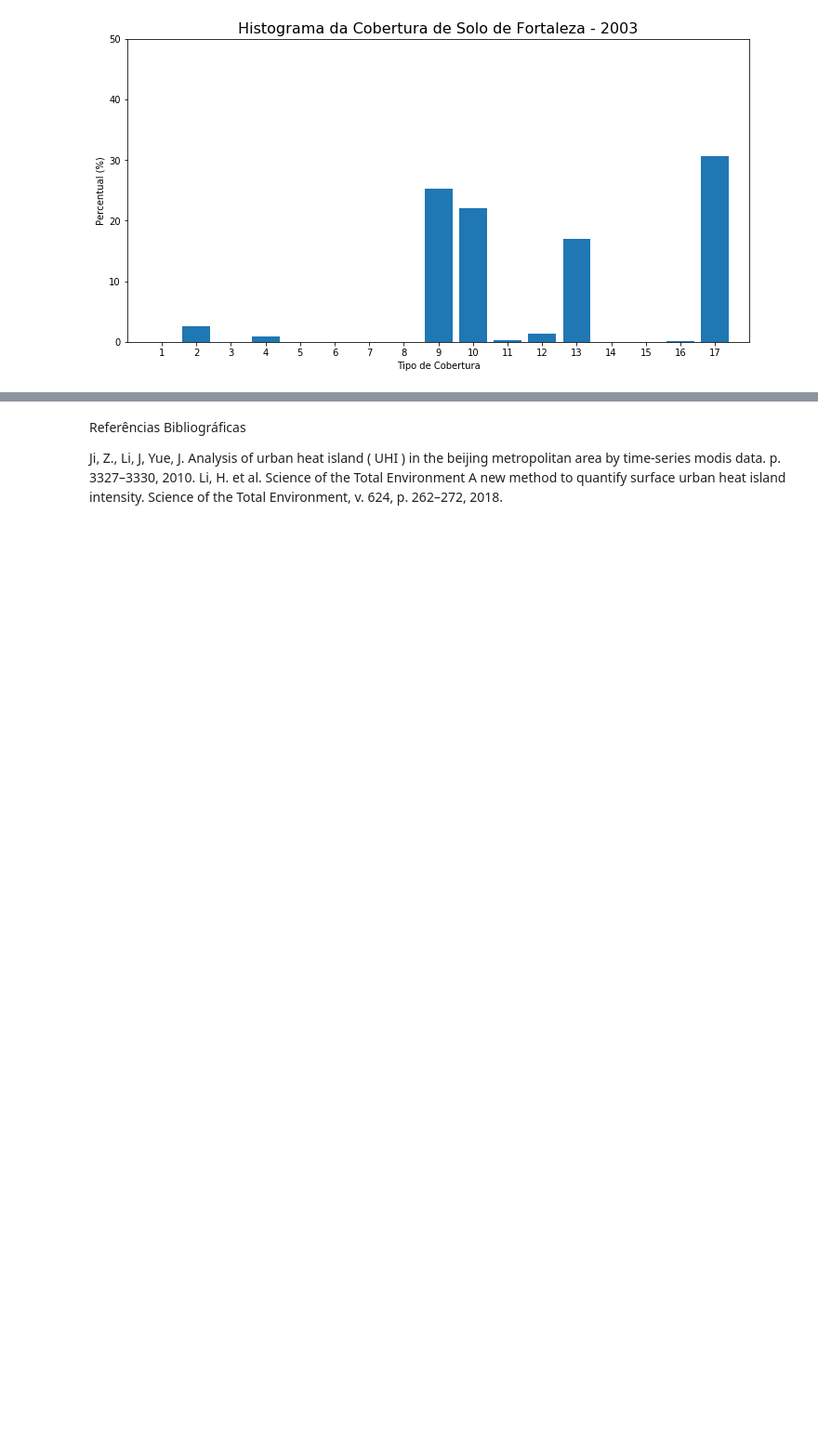
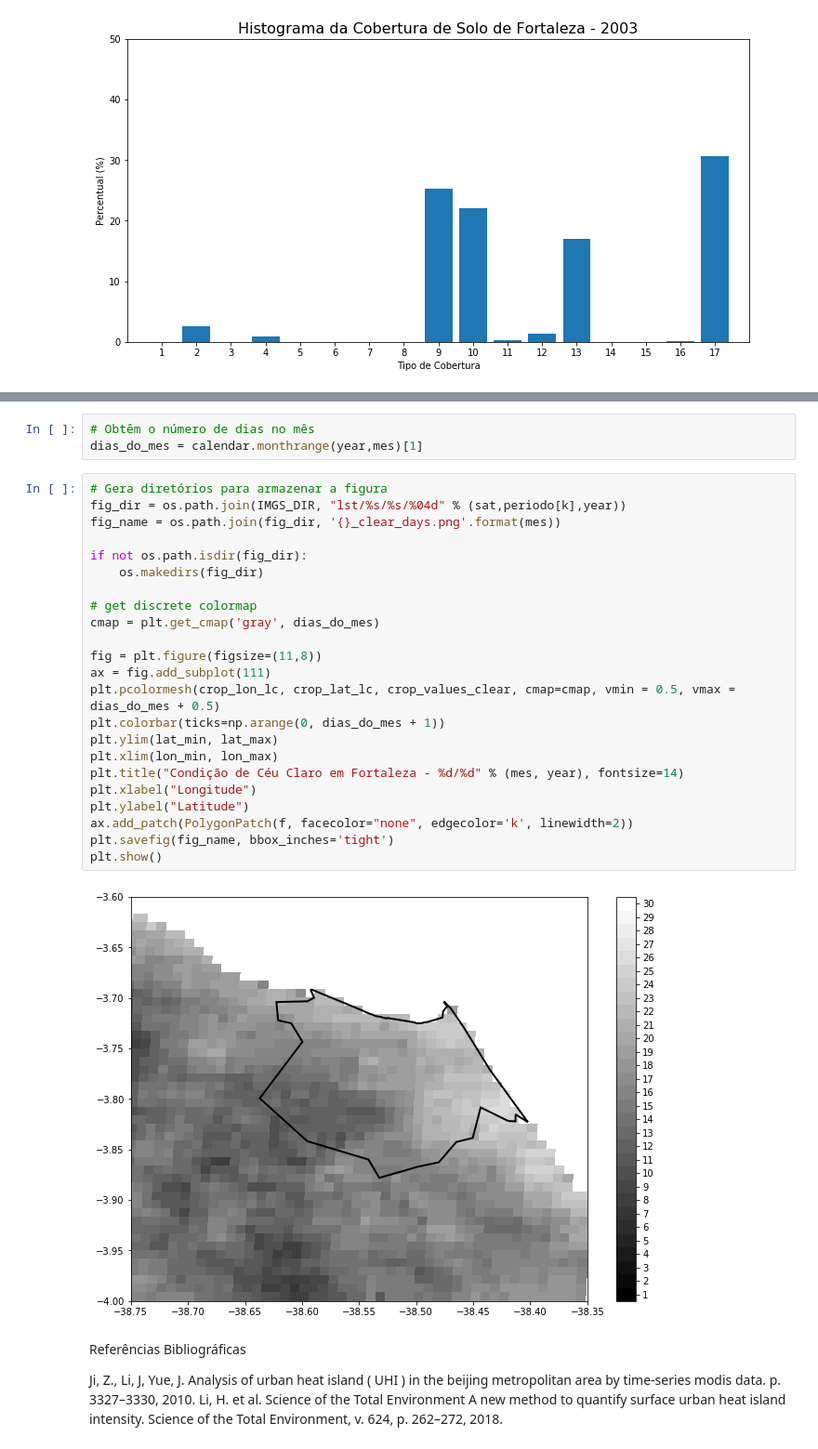
Before and after one commit to ocn-rviana/suhi-ser347, a Jupyter notebook: artigo.ipynb, the cells around one changed output, grey strips where cells are left out. Shown: that part at 93% size. Drawn from its saved outputs; the diff is of its cells as text; blank space fills up the shorter version.

```diff
--- a/artigo.ipynb
+++ b/artigo.ipynb
@@ -484,3 +618,31 @@ plt.show()
+# %%
+# Obtêm o número de dias no mês
+dias_do_mes = calendar.monthrange(year,mes)[1]
+# %%
+# Gera diretórios para armazenar a figura
+fig_dir = os.path.join(IMGS_DIR, "lst/%s/%s/%04d" % (sat,periodo[k],year))
+fig_name = os.path.join(fig_dir, '{}_clear_days.png'.format(mes))
+
+if not os.path.isdir(fig_dir):
+    os.makedirs(fig_dir)
+
+# get discrete colormap
+cmap = plt.get_cmap('gray', dias_do_mes)
+
+fig = plt.figure(figsize=(11,8))
+ax = fig.add_subplot(111)
+plt.pcolormesh(crop_lon_lc, crop_lat_lc, crop_values_clear, cmap=cmap, vmin = 0.5, vmax = dias_do_mes + 0.5)
+plt.colorbar(ticks=np.arange(0, dias_do_mes + 1))
+plt.ylim(lat_min, lat_max)
+plt.xlim(lon_min, lon_max)
+plt.title("Condição de Céu Claro em Fortaleza - %d/%d" % (mes, year), fontsize=14)
+plt.xlabel("Longitude")
+plt.ylabel("Latitude")
+ax.add_patch(PolygonPatch(f, facecolor="none", edgecolor='k', linewidth=2))
+plt.savefig(fig_name, bbox_inches='tight')
+plt.show()
+# %% [output]
+[figure, added]
 # %% [markdown]
 Referências Bibliográficas
 
```
Also changed, not shown: parts of 13 cells of this notebook, 22 other files.
